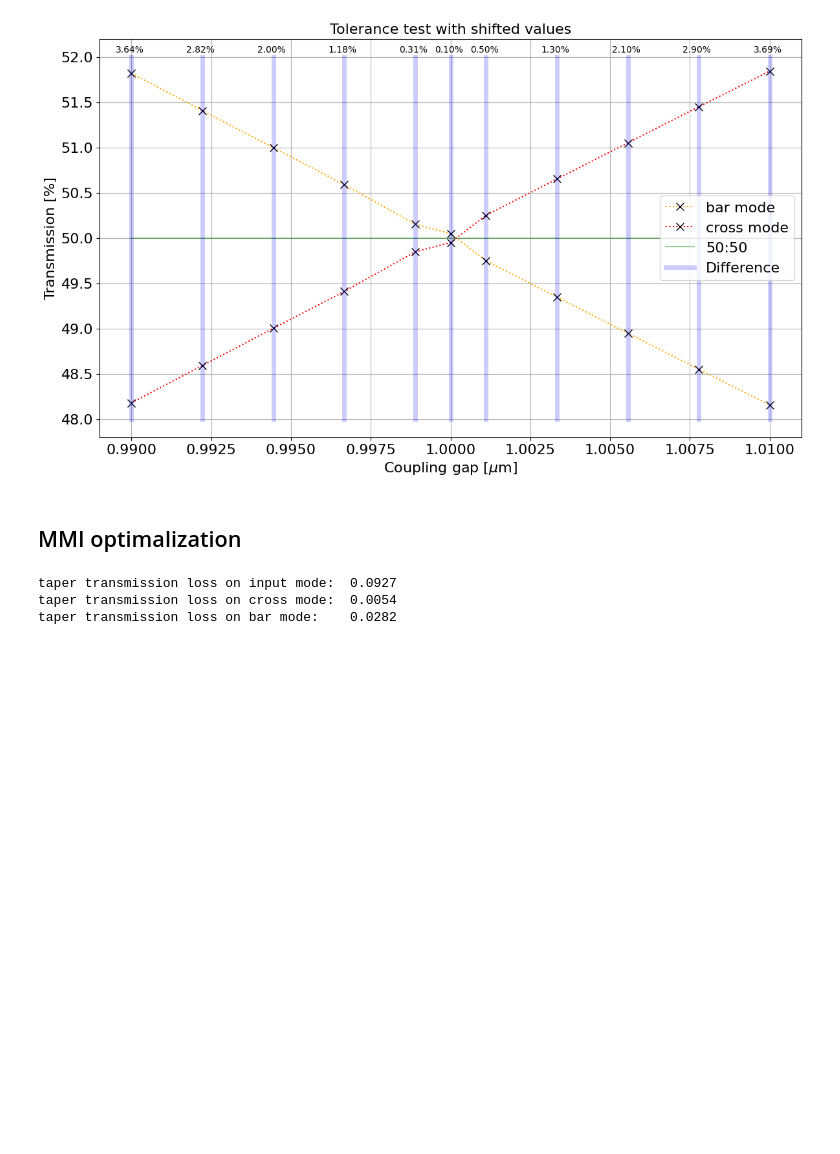
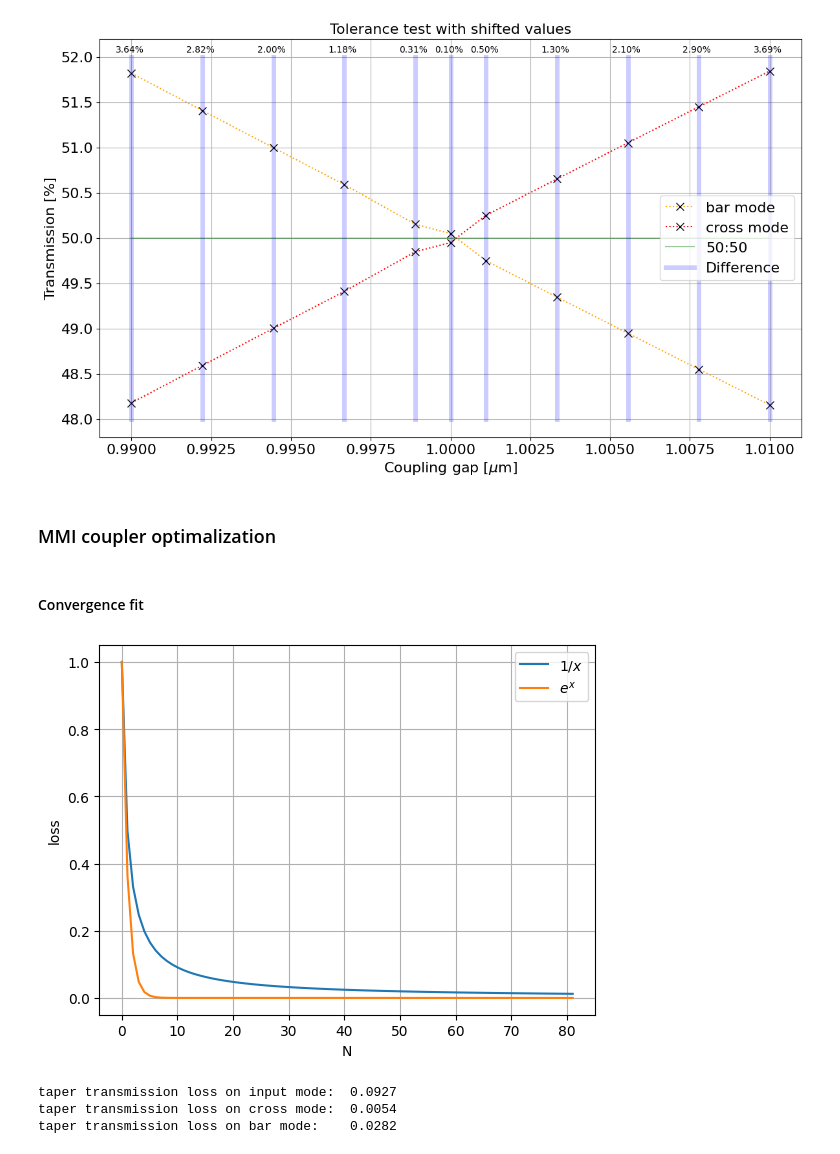
Before and after one commit to Szyli/Bell-decomposition, a Jupyter notebook: test_sMZI.ipynb, the cells around one changed output. Drawn from its saved outputs; the diff is of its cells as text; code cells hidden in the pictures; blank space fills up the shorter version.

```diff
--- a/test_sMZI.ipynb
+++ b/test_sMZI.ipynb
@@ -1101,5 +1045,46 @@ plt.grid(True)
 # %% [output]
 [figure]
 # %% [markdown]
-## MMI optimalization
+### MMI coupler optimalization
+# %% [markdown]
+#### Convergence fit
+# %%
+import numpy as np
+import matplotlib.pyplot as plt
+
+def reciproc(x: np.ndarray | float,
+            a: float, b: float,
+            c: float, d: float) -> np.ndarray | float:
+    """
+    Function to compute the reciprocial function in the form:
+
+    >>``a/(b*x + c} + d``
+
+    """
+    return a/(b*x + c) + d
+
+def expdec(x: np.ndarray | float,
+            a: float, b: float,
+            c: float, d: float) -> np.ndarray | float:
+    """
+    Function to compute the decaying exponential function in the form:
+
+    >>``a*e^{-x*b + c} + d``
+
+    """
+    return a * np.exp(-x * b + c) + d
+# %%
+data = np.linspace(0,81,81)
+rec_param = [1,1,1,0]
+exp_param = [1,1,0,0]
+
+plt.plot(data, reciproc(data, *rec_param))
+plt.plot(data, expdec(data, *exp_param))
+
+plt.legend(["$1/x$", "$e^x$"])
+plt.xlabel("N")
+plt.ylabel("loss")
+plt.grid(True)
+# %% [output]
+[figure, added]
 # %%
```
Also changed, not shown: parts of 22 cells of this notebook, 1 other file.
